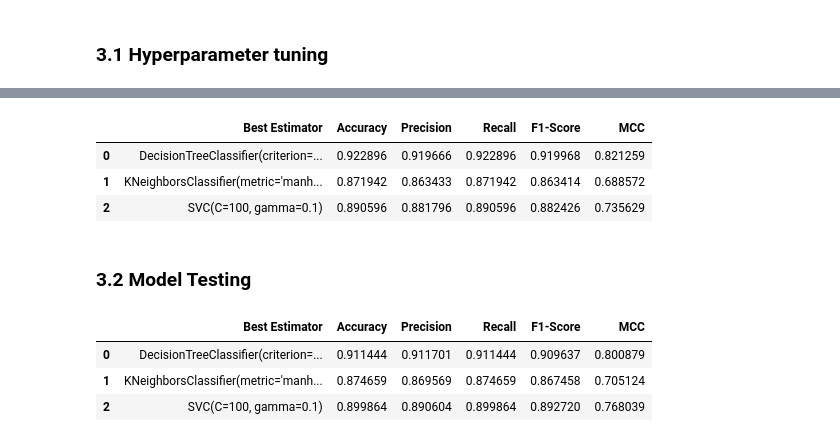
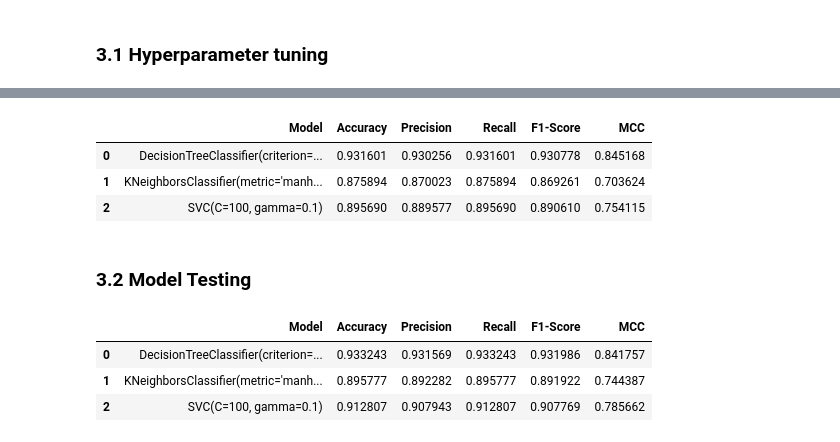
Before and after one commit to edupro26/EC-Project, a Jupyter notebook: EC_grupo06_projeto.ipynb, the cells around one changed output, grey strips where cells are left out. Cells and saved outputs as stored; diff of their text form; code cells hidden in the pictures.

Commit message:
Notebook and model improvements

```diff
--- a/EC_grupo06_projeto.ipynb
+++ b/EC_grupo06_projeto.ipynb
@@ -254,21 +263,20 @@ statistics = ['Accuracy', 'Precision', 'Recall', 'F1-Score', 'MCC']
 ### 2.1 Feature Selection
 # %%
 # TODO feature selection needs tuning
-from sklearn.feature_selection import SequentialFeatureSelector
+from sklearn.feature_selection import SequentialFeatureSelector as SFS
 from sklearn.linear_model import LinearRegression
 
-n_features = int(X_TRAIN.shape[1] * .4)
-sfs = SequentialFeatureSelector(LinearRegression(),
-                                n_features_to_select=n_features,
-                                direction='forward',
-                                n_jobs=-1)
-sfs.fit(X_TRAIN, y_TRAIN)
+selector = SFS(LinearRegression(),
+               n_features_to_select=13,
+               direction='forward',
+               n_jobs=-1)
+selector.fit(X_TRAIN, y_TRAIN)
 
 N, M = X_TRAIN.shape
-features=sfs.get_support()
+features=selector.get_support()
 features_selected = np.arange(M)[features]
 print("The features selected are columns: ", features_selected)
 
-X_TRAIN = sfs.transform(X_TRAIN)
-X_IVS = sfs.transform(X_IVS)
+X_TRAIN = selector.transform(X_TRAIN)
+X_IVS = selector.transform(X_IVS)
 # %% [output]
@@ -379,0 +333,16 @@ pd.DataFrame([get_statistics(TRUTH, PREDS)], columns=statistics)
+# %%
+from sklearn.tree import DecisionTreeClassifier
+from sklearn.linear_model import LogisticRegression
+from sklearn.naive_bayes import GaussianNB
+from sklearn.neighbors import KNeighborsClassifier
+from sklearn.svm import SVC
+
+cols = ['Model', 'Accuracy', 'Precision', 'Recall', 'F1-Score', 'MCC']
+
+tree = evaluate(DecisionTreeClassifier(), X_TRAIN, y_TRAIN)
+lgr = evaluate(LogisticRegression(), X_TRAIN, y_TRAIN)
+naive_bayes = evaluate(GaussianNB(), X_TRAIN, y_TRAIN)
+knn = evaluate(KNeighborsClassifier(), X_TRAIN, y_TRAIN)
+svm = evaluate(SVC(), X_TRAIN, y_TRAIN)
+
+pd.DataFrame([tree, lgr, naive_bayes, knn, svm], columns=cols)
@@ -438,26 +414,25 @@ df_tuning
 # %%
-results = []
+tuned_reports = []
 for index, row in df_tuning.iterrows():
-    TRUTH, PREDS = evaluate(row['Best Estimator'], X_TRAIN, y_TRAIN)
-    results.append(get_statistics(TRUTH, PREDS))
+    tuned_reports.append(evaluate(row['Best Estimator'], X_TRAIN, y_TRAIN))
 
-best_models = pd.concat([df_tuning['Best Estimator'],
-                         pd.DataFrame(results, columns=statistics)], axis=1)
+best_models = pd.DataFrame(tuned_reports, columns=cols)
 best_models
 # %% [output]
-|  | Best Estimator | Accuracy | Precision | Recall | F1-Score | MCC |
-| 0 | DecisionTreeClassifier(criterion=... | 0.922896 | 0.919666 | 0.922896 | 0.919968 | 0.821259 |
-| 1 | KNeighborsClassifier(metric='manh... | 0.871942 | 0.863433 | 0.871942 | 0.863414 | 0.688572 |
-| 2 | SVC(C=100, gamma=0.1) | 0.890596 | 0.881796 | 0.890596 | 0.882426 | 0.735629 |
+|  | Model | Accuracy | Precision | Recall | F1-Score | MCC |
+| 0 | DecisionTreeClassifier(criterion=... | 0.931601 | 0.930256 | 0.931601 | 0.930778 | 0.845168 |
+| 1 | KNeighborsClassifier(metric='manh... | 0.875894 | 0.870023 | 0.875894 | 0.869261 | 0.703624 |
+| 2 | SVC(C=100, gamma=0.1) | 0.895690 | 0.889577 | 0.895690 | 0.890610 | 0.754115 |
 # %% [markdown]
 ### 3.2 Model Testing
 # %%
-test_results = []
+test_report = []
 for index, row in best_models.iterrows():
-    model = row['Best Estimator']
+    model = row['Model']
     model.fit(X_TRAIN, y_TRAIN)
     preds = model.predict(X_IVS)
-    test_results.append({
+    test_report.append({
+        'Model': model,
         'Accuracy': accuracy_score(y_IVS, preds),
         'Precision': precision_score(y_IVS, preds, average='weighted', zero_division=1),
         'Recall': recall_score(y_IVS, preds, average='weighted'),
@@ -465,11 +440,10 @@ for index, row in best_models.iterrows():
         'MCC': matthews_corrcoef(y_IVS, preds)
     })
 
-models_test = pd.concat([best_models['Best Estimator'],
-                         pd.DataFrame(test_results, columns=statistics)], axis=1)
+models_test = pd.DataFrame(test_report, columns=cols)
 models_test
 # %% [output]
-|  | Best Estimator | Accuracy | Precision | Recall | F1-Score | MCC |
-| 0 | DecisionTreeClassifier(criterion=... | 0.911444 | 0.911701 | 0.911444 | 0.909637 | 0.800879 |
-| 1 | KNeighborsClassifier(metric='manh... | 0.874659 | 0.869569 | 0.874659 | 0.867458 | 0.705124 |
-| 2 | SVC(C=100, gamma=0.1) | 0.899864 | 0.890604 | 0.899864 | 0.892720 | 0.768039 |
+|  | Model | Accuracy | Precision | Recall | F1-Score | MCC |
+| 0 | DecisionTreeClassifier(criterion=... | 0.933243 | 0.931569 | 0.933243 | 0.931986 | 0.841757 |
+| 1 | KNeighborsClassifier(metric='manh... | 0.895777 | 0.892282 | 0.895777 | 0.891922 | 0.744387 |
+| 2 | SVC(C=100, gamma=0.1) | 0.912807 | 0.907943 | 0.912807 | 0.907769 | 0.785662 |
```
Also changed, not shown: parts of 25 cells of this notebook.
